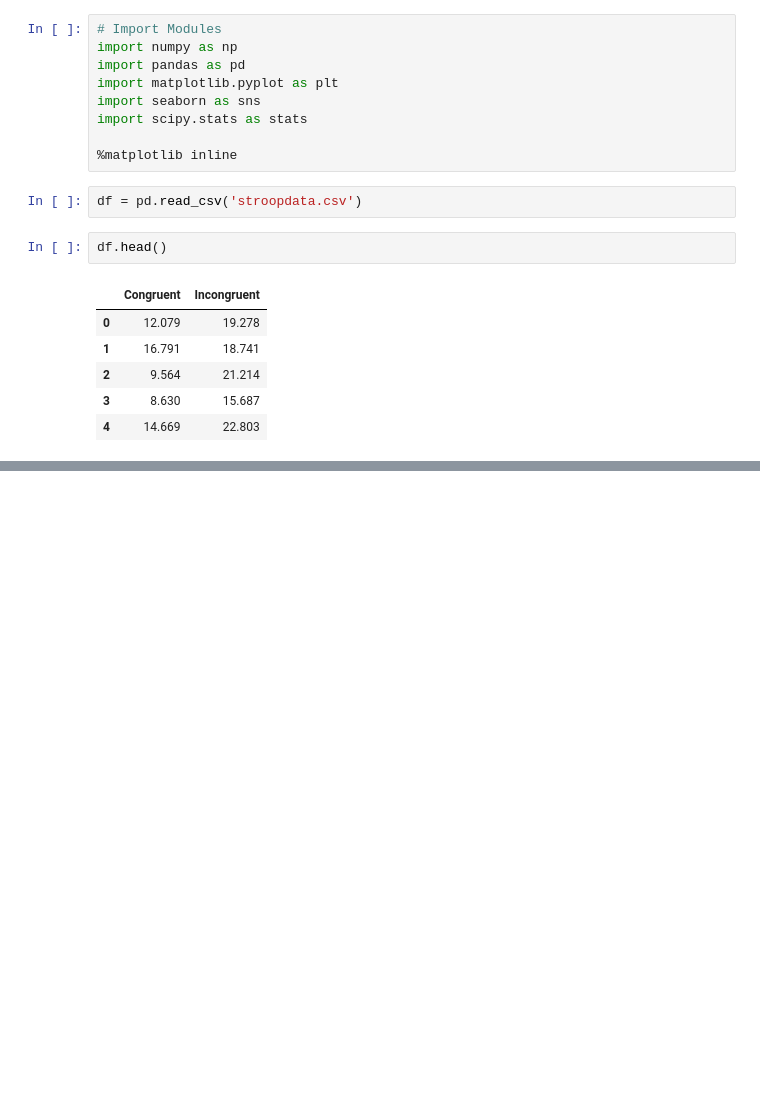
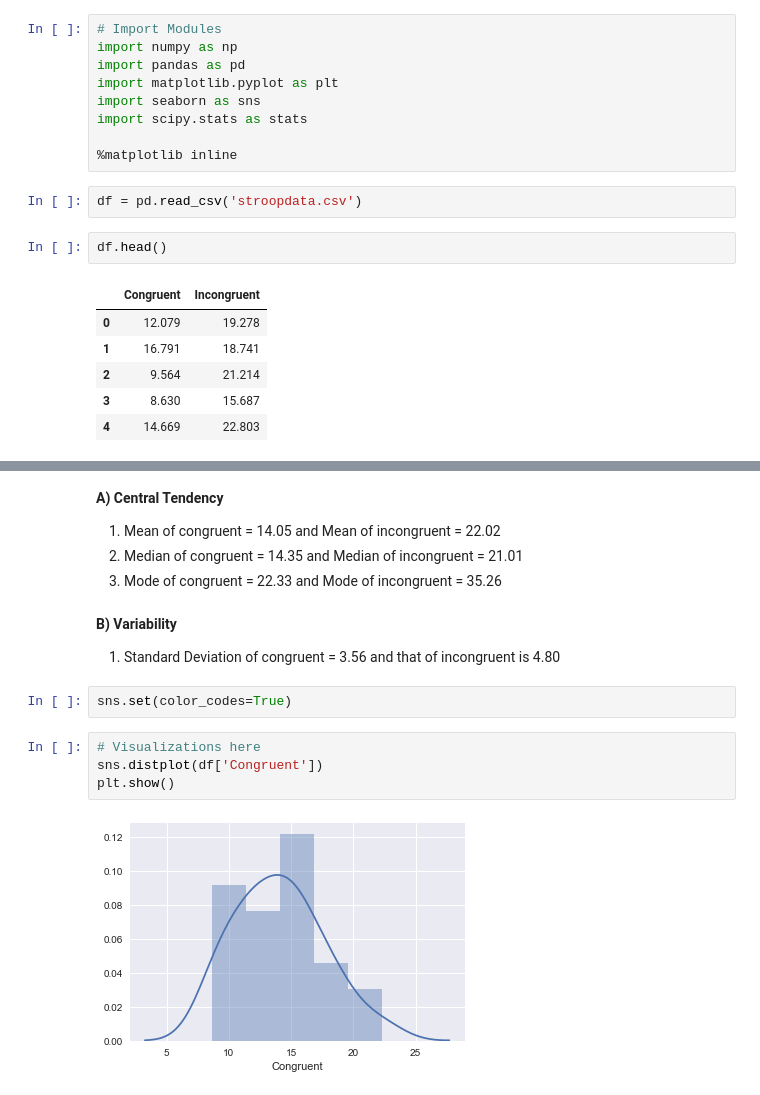
Before and after one commit to rohit-yadav/test-a-perceptual-phenomenon, a Jupyter notebook: test-a-perceptual-phenomenon.ipynb, the cells around one changed output, grey strips where cells are left out. Saved outputs shown, nothing was run; the diff lists cells and outputs as text; blank space fills up the shorter version.

Commit message:
Visualize the data

```diff
--- a/test-a-perceptual-phenomenon.ipynb
+++ b/test-a-perceptual-phenomenon.ipynb
@@ -24,0 +35,18 @@ df.describe
+# %% [markdown]
+**A) Central Tendency**
+
+1. Mean of congruent = 14.05 and Mean of incongruent = 22.02
+2. Median of congruent = 14.35 and Median of incongruent = 21.01
+3. Mode of congruent = 22.33 and Mode of incongruent = 35.26
+# %% [markdown]
+**B) Variability**
+
+1. Standard Deviation of congruent = 3.56 and that of incongruent is 4.80
+# %%
+sns.set(color_codes=True)
+# %%
+# Visualizations here
+sns.distplot(df['Congruent'])
+plt.show()
+# %% [output]
+[figure, added]
```
Also changed, not shown: parts of 4 cells of this notebook, 2 other files.
